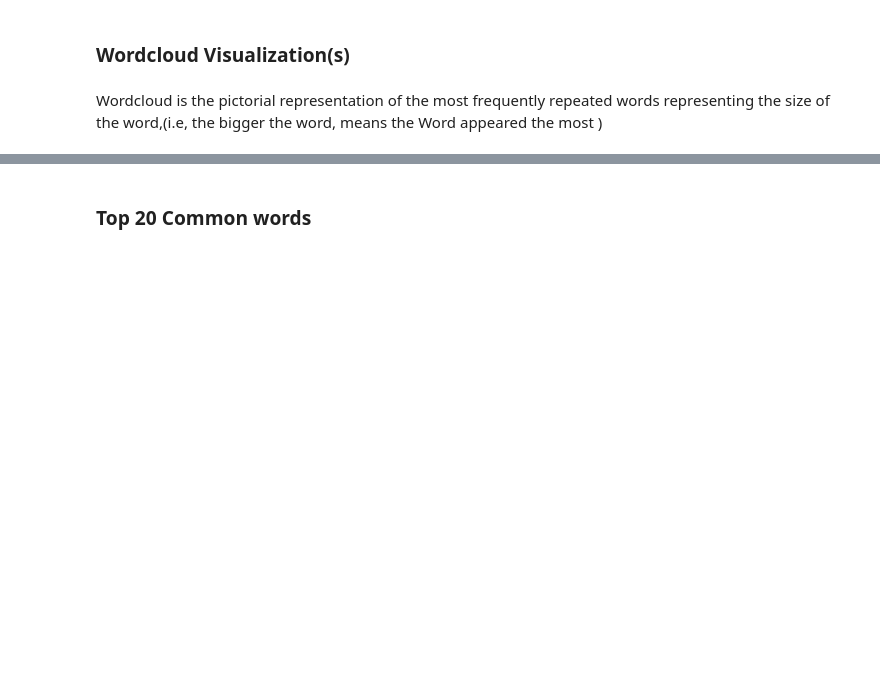
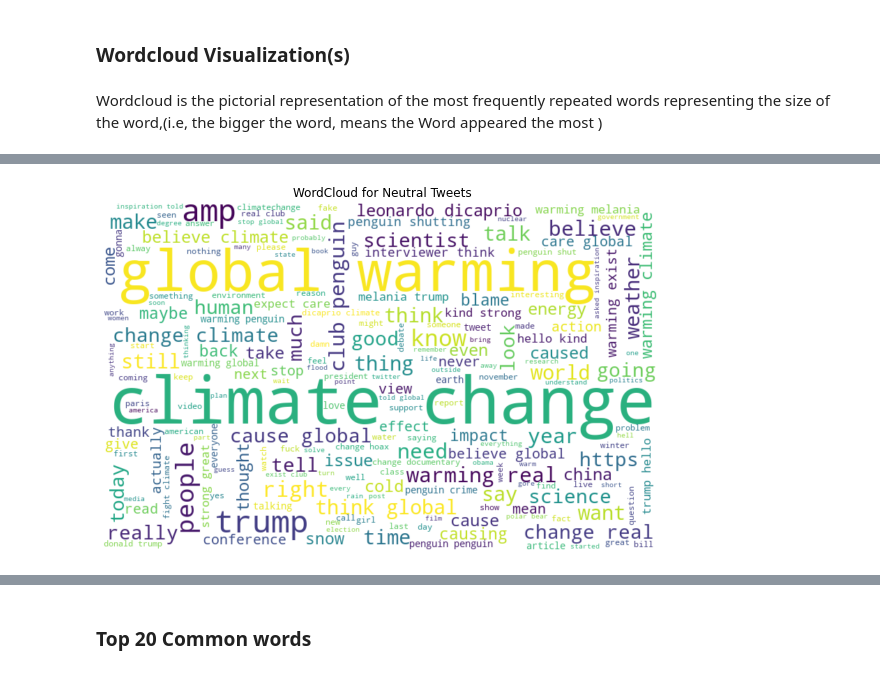
Before and after one commit to explore-thulani/classification-predicts-team4, a Jupyter notebook: Climate_Change_Team_4_Second_Draft_Notebook_(1).ipynb, the cells around one changed output, grey strips where cells are left out. Drawn from its saved outputs; the diff is of its cells as text; code cells hidden in the pictures; blank space fills up the shorter version.

```diff
--- a/Climate_Change_Team_4_Second_Draft_Notebook_(1).ipynb
+++ b/Climate_Change_Team_4_Second_Draft_Notebook_(1).ipynb
@@ -473,0 +359,4 @@ plt.show()
+# %%
+word_cloud(df_train,0,'Neutral Tweets')
+# %% [output]
+[figure, added]
```
Also changed, not shown: parts of 82 cells of this notebook.
